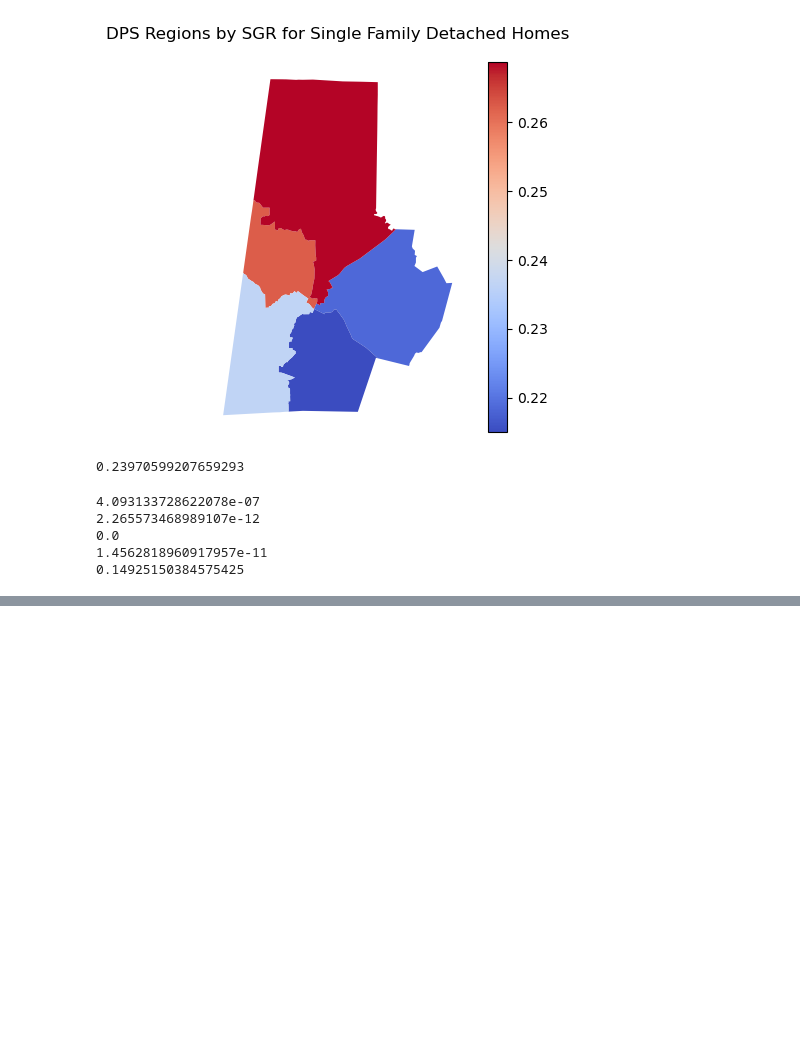
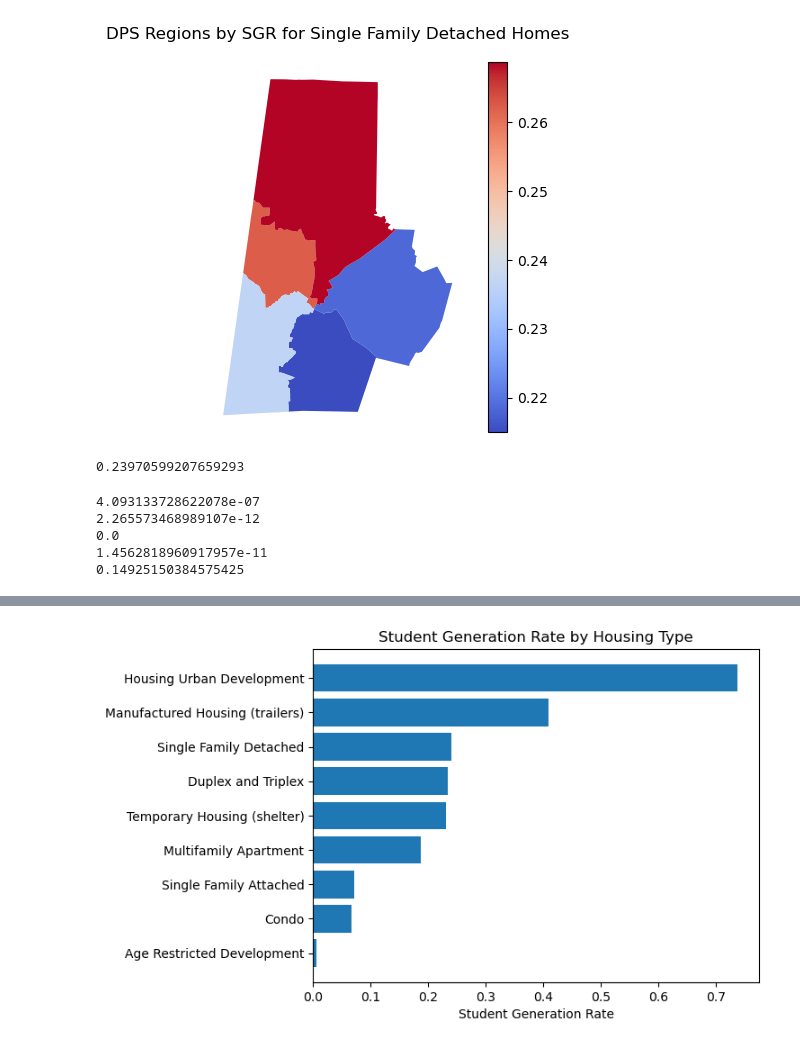
Before and after one commit to olublin/DPS-Planning, a Jupyter notebook: sgr_dev.ipynb, the cells around one changed output, grey strips where cells are left out. Cells and saved outputs as stored; diff of their text form; code cells hidden in the pictures; blank space fills up the shorter version.

Commit message:
calculated and plotted sgr for entire county

```diff
--- a/sgr_dev.ipynb
+++ b/sgr_dev.ipynb
@@ -121,5 +108,11 @@ sgr_reg['Central']
 # %%
+#calculate total sgr for each region and convert to a new df
+sgr_by_region = []
 for region in sgr_data['region'].unique():
     sgr = np.average(sgr_reg[region]['sgr_dps_avg_k12'], weights=sgr_reg[region]['parcel_ct'])
-    print(region, sgr)
+    sgr_by_region.append({'region':region,'sgr':sgr})
+
+sgr_by_region = pd.DataFrame(sgr_by_region)
+print(sgr_by_region)
+#now we have a df showing the sgr by region for all new developments
 # %% [output]
@@ -143,0 +125,20 @@ sgr_reg['Southeast']
+# %%
+sgr_by_house_type = []
+for housing_type in sgr_data['housing_type'].unique():
+    sgr = np.average(sgr_housing_type[housing_type]['sgr_dps_avg_k12'], weights=sgr_housing_type[housing_type]['parcel_ct'])
+    sgr_by_house_type.append({'housing_type':housing_type,'sgr':sgr})
+
+sgr_by_house_type = pd.DataFrame(sgr_by_house_type)
+
+sgr_by_house_type['housing_type'] =\
+sgr_by_house_type['housing_type'].replace({'age_restrict':'Age Restricted Development',
+                                            'sf_detach':'Single Family Detached',
+                                            'sf_attach':'Single Family Attached',
+                                            'mf_apt':'Multifamily Apartment',
+                                           'condo':'Condo',
+                                           'temp':'Temporary Housing (shelter)',
+                                           'hud':'Housing Urban Development',
+                                           'du_tri':'Duplex and Triplex',
+                                           'manuf':'Manufactured Housing (trailers)'
+                                          })
+print(sgr_by_house_type)
@@ -144,2 +156,12 @@ sgr_reg['Southeast']
+# %%
+sgr_by_house_type = sgr_by_house_type.sort_values('sgr')
+fig,ax = plt.subplots()
+
+ax.barh(sgr_by_house_type['housing_type'],sgr_by_house_type['sgr'])
+ax.set_title('Student Generation Rate by Housing Type')
+ax.set_xlabel('Student Generation Rate')
+plt.show()
+# %% [output]
+[figure, added]
 # %%
 #load in developments
```
Also changed, not shown: parts of 4 cells of this notebook.
